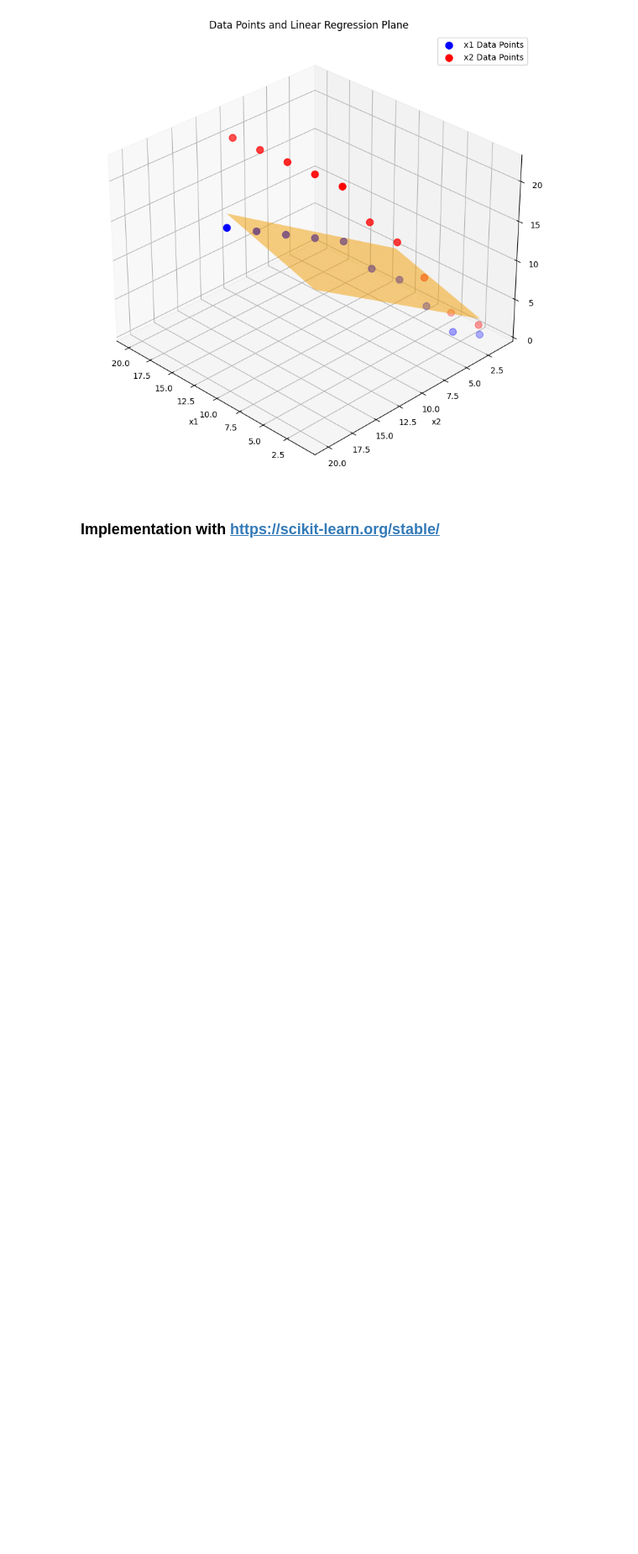
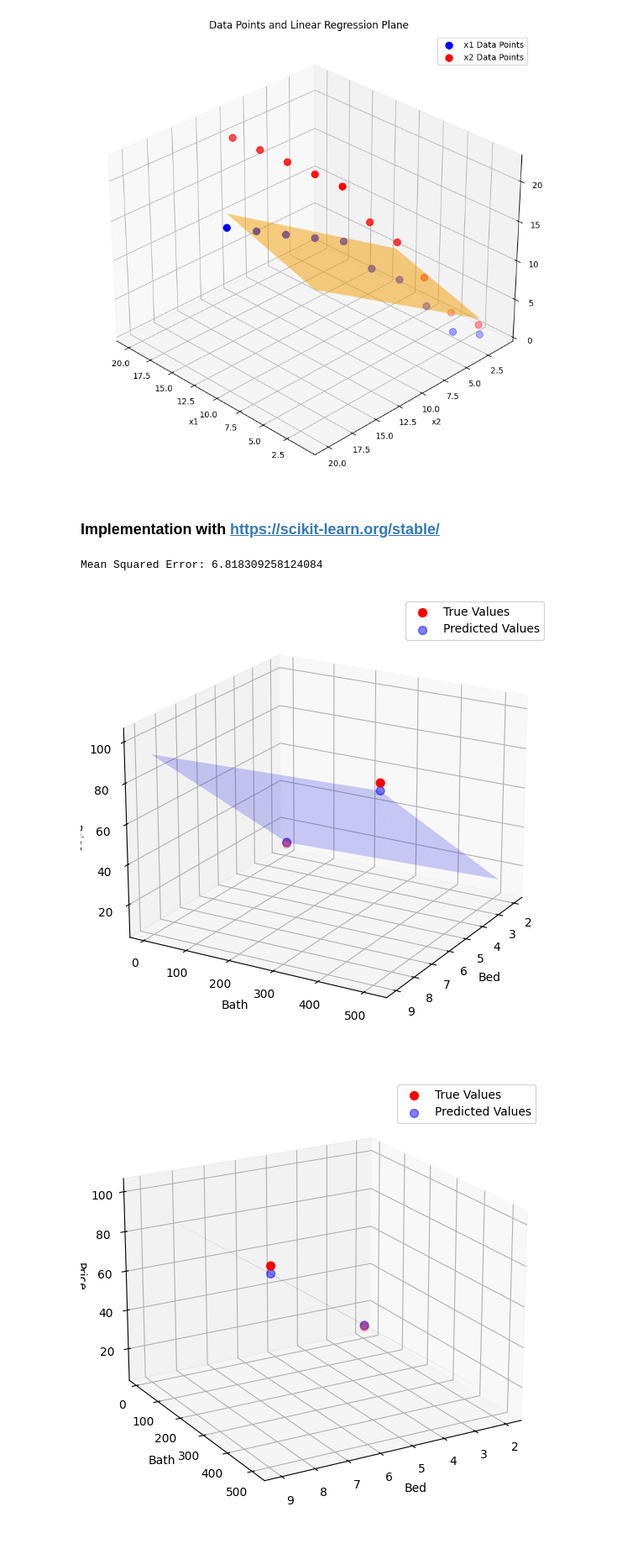
Before and after one commit to imaxfp/neural_n00b, a Jupyter notebook: 1_linear_regression_as_neural_net.ipynb, the cells around one changed output. Shown at 84% size. Drawn from its saved outputs; the diff is of its cells as text; code cells hidden in the pictures; blank space fills up the shorter version.

Commit message:
Fix plot issue for  Implementation with https://scikit-learn.org/stable/

```diff
--- a/1_linear_regression_as_neural_net.ipynb
+++ b/1_linear_regression_as_neural_net.ipynb
@@ -399,59 +399,65 @@ MSE: 2.898299429059053
 # %%
 import numpy as np
 import pandas as pd
+import matplotlib.pyplot as plt
 from sklearn.linear_model import LinearRegression
 from sklearn.model_selection import train_test_split
 from sklearn.metrics import mean_squared_error, r2_score
-
-# Assuming your data is loaded as x1, x2 and y
-X = np.column_stack((x1, x2))
-
-# Split the dataset
-X_train, X_test, y_train, y_test = train_test_split(X, y, test_size=0.2, random_state=42)
-
-# Create and fit the model
-model = LinearRegression()
-model.fit(X_train, y_train)
-
-# Predict
-y_pred = model.predict(X_test)
-
-# Evaluate the model
-mse = mean_squared_error(y_test, y_pred)
-r2 = r2_score(y_test, y_pred)
-print(f"Mean Squared Error: {mse}")
-
 
 def plot_3d(X, y, model, angle1, angle2):
     fig = plt.figure(figsize=(10, 7))
     ax = fig.add_subplot(111, projection='3d')
 
     # Predictions for the grid with 125 points along each axis
     xx, yy = np.meshgrid(np.linspace(X[:, 0].min(), X[:, 0].max(), 125),
                          np.linspace(X[:, 1].min(), X[:, 1].max(), 125))
 
-    zz = model.intercept_ + (model.coef_[0] * xx) + (model.coef_[1] * yy)
-    for i in range(125):
-        zz[:, i] = model.predict(np.column_stack((xx[:, i], yy[:, i], zz[:, i])))
+    zz = model.predict(np.column_stack((xx.ravel(), yy.ravel()))).reshape(xx.shape)
 
     # Scatter plot of the true values in red
     ax.scatter(X[:, 0], X[:, 1], y, color='red', s=50, label='True Values')
 
     # Scatter plot of the predicted points on the regression plane in blue
     ax.scatter(X[:, 0], X[:, 1], model.predict(X), color='blue', s=50, alpha=0.5, label='Predicted Values')
 
     # Surface plot of the predicted plane in a transparent shade
     ax.plot_surface(xx, yy, zz, color='blue', alpha=0.2)
 
     ax.set_xlabel('Bed')
     ax.set_ylabel('Bath')
     ax.set_zlabel('Price')
     ax.legend()
 
     ax.view_init(angle1, angle2)
     plt.show()
 
+# Sample data
+x1 = [1, 2, 3, 4, 5, 6, 7, 8, 9, 10]
+x2 = [2, 4, 8, 16, 32, 64, 128, 256, 512, 1024]
+y = [5, 10, 20, 30, 40, 60, 70, 90, 100, 110]  # Sample target variable
+
+X = np.column_stack((x1, x2))
+
+# Split the dataset
+X_train, X_test, y_train, y_test = train_test_split(X, y, test_size=0.2, random_state=42)
+
+# Create and fit the model
+model = LinearRegression()
+model.fit(X_train, y_train)
+
+# Predict
+y_pred = model.predict(X_test)
+
+# Evaluate the model
+mse = mean_squared_error(y_test, y_pred)
+r2 = r2_score(y_test, y_pred)
+print(f"Mean Squared Error: {mse}")
+
 # Plot from 4 different angles
 angles = [(20, 30), (20, 60), (20, 90), (20, 120)]
 for angle in angles:
     plot_3d(X_test, y_test, model, angle[0], angle[1])
+# %% [output]
+Mean Squared Error: 6.818309258124084
+[figure, added]
+[figure, added]
```
Also changed, not shown: parts of 1 cell of this notebook.
